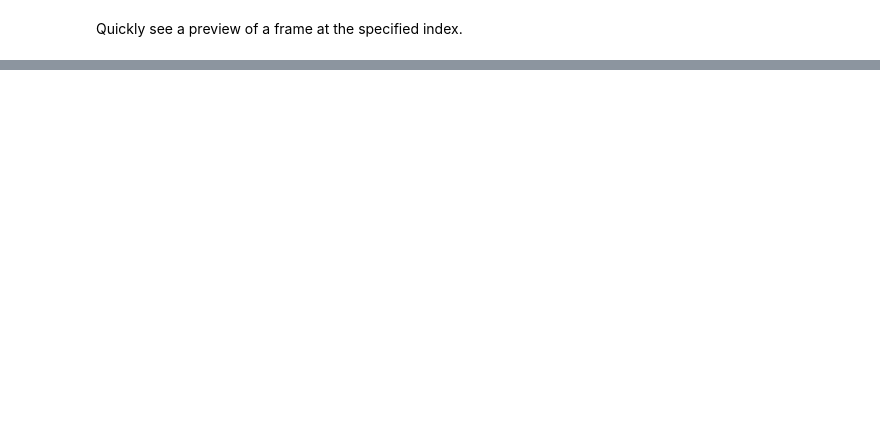
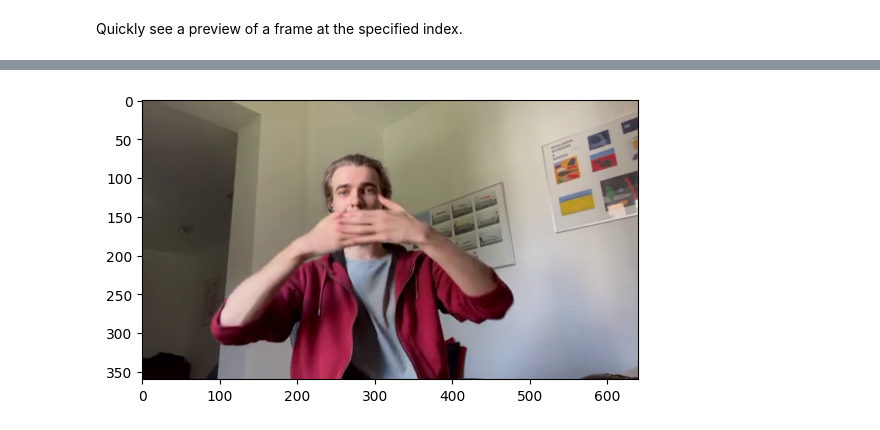
Before and after one commit to ArthurVanRemoortel/Sign-Language-Learning-Tool, a Jupyter notebook: sl_ai/notebooks/version_1/attempt1.ipynb, the cells around one changed output, grey strips where cells are left out. Cells and saved outputs as stored; diff of their text form; code cells hidden in the pictures; blank space fills up the shorter version.

Commit message:
fix: Minor fixes to notebooks and video precessing

```diff
--- a/sl_ai/notebooks/version_1/attempt1.ipynb
+++ b/sl_ai/notebooks/version_1/attempt1.ipynb
@@ -345,0 +228,9 @@ pd.DataFrame(prediction_percents.astype(np.uint8), columns=reverselookup.values(
+# %%
+frame_to_preview = 35
+frame = video_data[frame_to_preview , :, :]
+frame *= 255
+frame = frame.astype(np.uint8)
+plt.imshow(frame)
+plt.show()
+# %% [output]
+[figure, added]
```
Also changed, not shown: parts of 16 cells of this notebook, 1 other file.
